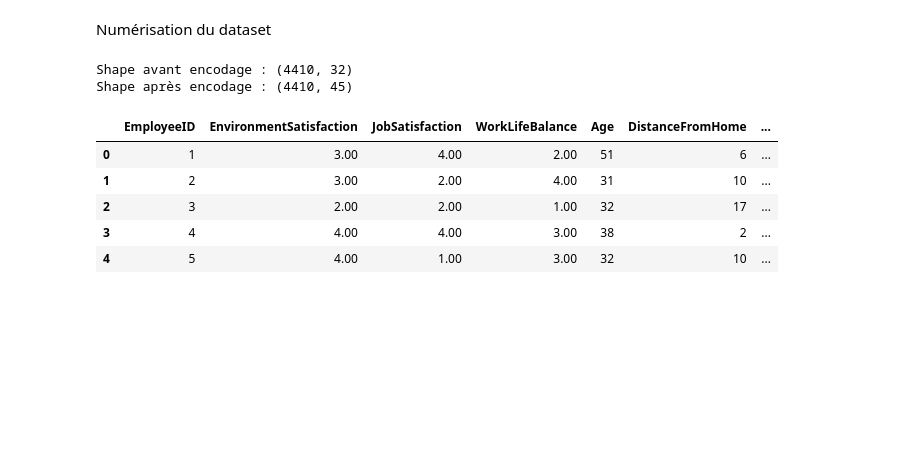
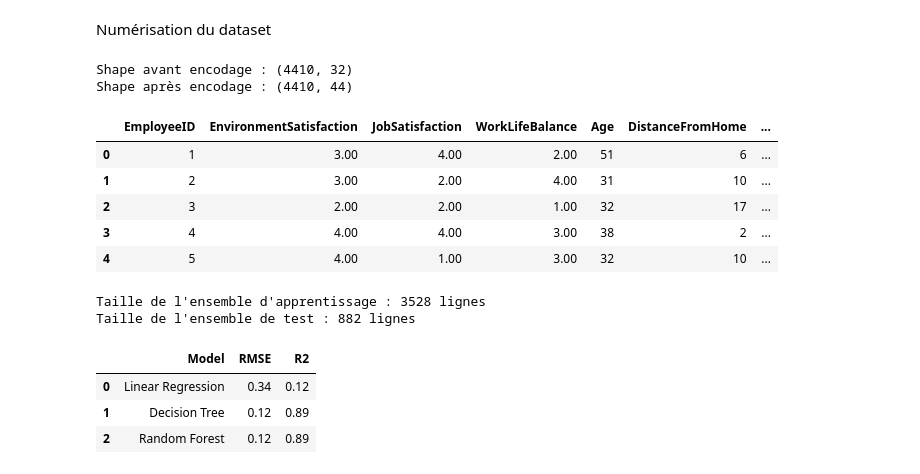
Before and after one commit to AlbanCLV/MachineLearning, a Jupyter notebook: Projet/preparation.ipynb, the cells around one changed output. Saved outputs shown, nothing was run; the diff lists cells and outputs as text; code cells hidden in the pictures; blank space fills up the shorter version.

```diff
--- a/Projet/preparation.ipynb
+++ b/Projet/preparation.ipynb
@@ -481,15 +486,81 @@ merged_data_encoded = pd.get_dummies(
     dtype=int
 )
 
+# Suppression de MaritalStatus_Single car redondant avec MaritalStatus_Married et MaritalStatus_Divorced (ou drop_first)
+if 'MaritalStatus_Single' in merged_data_encoded.columns:
+    merged_data_encoded = merged_data_encoded.drop(columns=['MaritalStatus_Single'])
+
 print('Shape avant encodage :', data_to_encode.shape)
 print('Shape après encodage :', merged_data_encoded.shape)
 merged_data_encoded.head()
 # %% [output]
 Shape avant encodage : (4410, 32)
-Shape après encodage : (4410, 45)
+Shape après encodage : (4410, 44)
 |  | EmployeeID | EnvironmentSatisfaction | JobSatisfaction | WorkLifeBalance | Age | DistanceFromHome | ... |
 | 0 | 1 | 3.00 | 4.00 | 2.00 | 51 | 6 | ... |
 | 1 | 2 | 3.00 | 2.00 | 4.00 | 31 | 10 | ... |
 | 2 | 3 | 2.00 | 2.00 | 1.00 | 32 | 17 | ... |
 | 3 | 4 | 4.00 | 4.00 | 3.00 | 38 | 2 | ... |
 | 4 | 5 | 4.00 | 1.00 | 3.00 | 32 | 10 | ... |
+# %%
+from sklearn.pipeline import Pipeline
+from sklearn.preprocessing import StandardScaler
+from sklearn.linear_model import LinearRegression
+from sklearn.tree import DecisionTreeRegressor
+from sklearn.ensemble import RandomForestRegressor
+from sklearn.metrics import mean_squared_error, r2_score
+from sklearn.model_selection import train_test_split
+
+# 1. Sélection des caractéristiques (X) et de la cible (y)
+# On retire EmployeeID, la cible et les colonnes temporelles non traitées
+cols_to_drop = ['EmployeeID', 'Attrition_Yes', 'Mean_In_Time', 'Mean_Out_Time']
+X = merged_data_encoded.drop(columns=[c for c in cols_to_drop if c in merged_data_encoded.columns])
+y = merged_data_encoded['Attrition_Yes']
+
+# 2. Division des données en ensembles d'apprentissage (80%) et de test (20%)
+X_train, X_test, y_train, y_test = train_test_split(X, y, test_size=0.2, random_state=42)
+
+print(f"Taille de l'ensemble d'apprentissage : {X_train.shape[0]} lignes")
+print(f"Taille de l'ensemble de test : {X_test.shape[0]} lignes")
+
+# 3. Création des Pipelines pour chaque modèle
+# Le StandardScaler permet de normaliser les données avant la régression
+pipelines = {
+    "Linear Regression": Pipeline([
+        ("scaler", StandardScaler()),
+        ("regressor", LinearRegression())
+    ]),
+    "Decision Tree": Pipeline([
+        ("scaler", StandardScaler()),
+        ("regressor", DecisionTreeRegressor(random_state=42))
+    ]),
+    "Random Forest": Pipeline([
+        ("scaler", StandardScaler()),
+        ("regressor", RandomForestRegressor(random_state=42, n_estimators=100))
+    ])
+}
+
+# 4. Entraînement et évaluation via les Pipelines
+results = []
+models = {} # Pour conserver les modèles entraînés
+
+for name, pipe in pipelines.items():
+    pipe.fit(X_train, y_train)
+    models[name] = pipe
+
+    predictions = pipe.predict(X_test)
+    mse = mean_squared_error(y_test, predictions)
+    rmse = np.sqrt(mse)
+    r2 = r2_score(y_test, predictions)
+    results.append({"Model": name, "RMSE": rmse, "R2": r2})
+
+# Affichage des résultats
+results_df = pd.DataFrame(results)
+results_df
+# %% [output]
+Taille de l'ensemble d'apprentissage : 3528 lignes
+Taille de l'ensemble de test : 882 lignes
+|  | Model | RMSE | R2 |
+| 0 | Linear Regression | 0.34 | 0.12 |
+| 1 | Decision Tree | 0.12 | 0.89 |
+| 2 | Random Forest | 0.12 | 0.89 |
```
Also changed, not shown: parts of 4 cells of this notebook.
